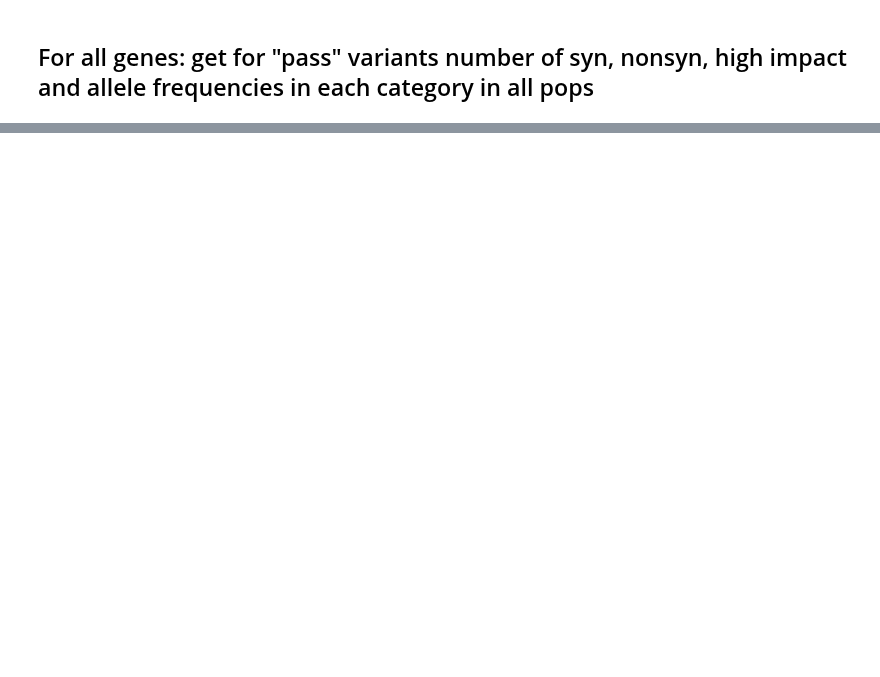
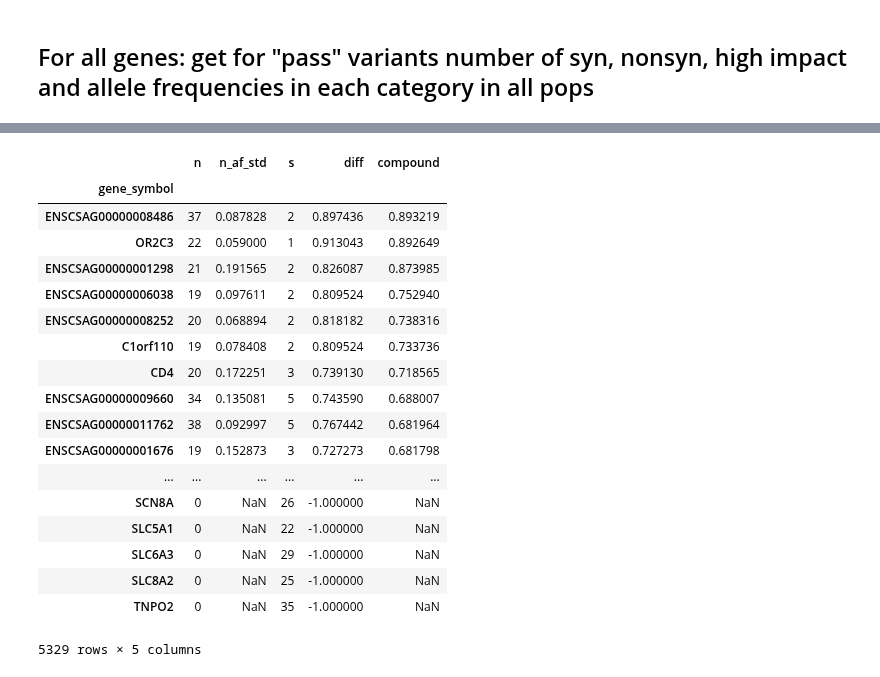
Before and after one commit to peterdfields/hs_vervet, a Jupyter notebook: notebooks/201604_163_UG_extract_variant_impact.ipynb, the cells around one changed output, grey strips where cells are left out. Cells and saved outputs as stored; diff of their text form; code cells hidden in the pictures; blank space fills up the shorter version.

```diff
--- a/notebooks/201604_163_UG_extract_variant_impact.ipynb
+++ b/notebooks/201604_163_UG_extract_variant_impact.ipynb
@@ -372,0 +355,4 @@ gene_df_ensembl
+# %%
+sn_df = impact_var_df.groupby('gene_symbol').apply(get_s_n)
+# %%
+sn_df["diff"] = (sn_df["n"]-sn_df["s"])/(sn_df["s"]+sn_df["n"])
@@ -372,0 +366,2 @@ gene_df_ensembl
+# %%
+sn_df_gt_20 = sn_df[(sn_df['n']+sn_df["s"])>20]
@@ -372,0 +384,22 @@ gene_df_ensembl
+# %%
+sn_df_gt_20.sort('compound',ascending=False)
+# %% [output]
+|  | n | n_af_std | s | diff | compound |
+| gene_symbol |  |  |  |  |  |
+| ENSCSAG00000008486 | 37 | 0.087828 | 2 | 0.897436 | 0.893219 |
+| OR2C3 | 22 | 0.059000 | 1 | 0.913043 | 0.892649 |
+| ENSCSAG00000001298 | 21 | 0.191565 | 2 | 0.826087 | 0.873985 |
+| ENSCSAG00000006038 | 19 | 0.097611 | 2 | 0.809524 | 0.752940 |
+| ENSCSAG00000008252 | 20 | 0.068894 | 2 | 0.818182 | 0.738316 |
+| C1orf110 | 19 | 0.078408 | 2 | 0.809524 | 0.733736 |
+| CD4 | 20 | 0.172251 | 3 | 0.739130 | 0.718565 |
+| ENSCSAG00000009660 | 34 | 0.135081 | 5 | 0.743590 | 0.688007 |
+| ENSCSAG00000011762 | 38 | 0.092997 | 5 | 0.767442 | 0.681964 |
+| ENSCSAG00000001676 | 19 | 0.152873 | 3 | 0.727273 | 0.681798 |
+| ... | ... | ... | ... | ... | ... |
+| SCN8A | 0 | NaN | 26 | -1.000000 | NaN |
+| SLC5A1 | 0 | NaN | 22 | -1.000000 | NaN |
+| SLC6A3 | 0 | NaN | 29 | -1.000000 | NaN |
+| SLC8A2 | 0 | NaN | 25 | -1.000000 | NaN |
+| TNPO2 | 0 | NaN | 35 | -1.000000 | NaN |
+5329 rows × 5 columns
```
Also changed, not shown: parts of 28 cells of this notebook, 5 other files.
